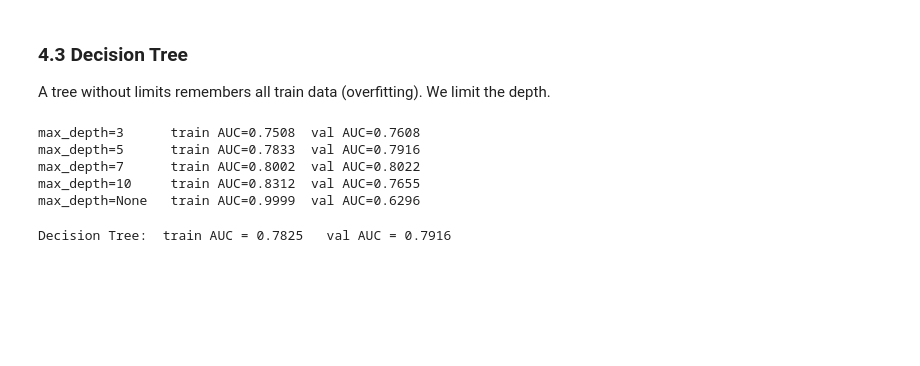
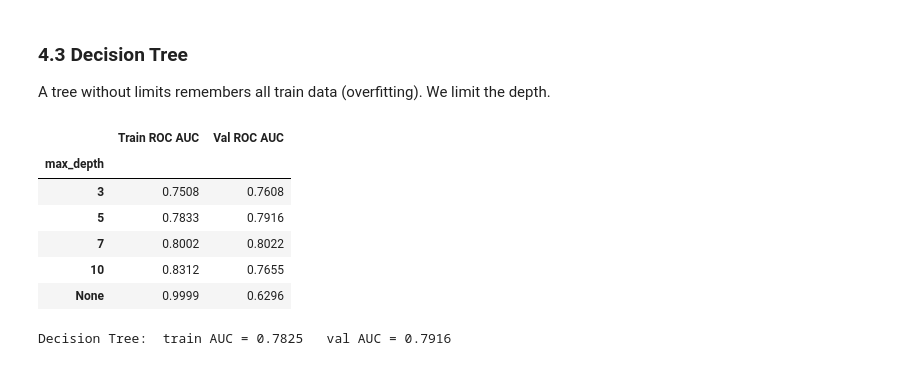
Before and after one commit to MariaYakymchuk/bank-marketing-term-deposit, a Jupyter notebook: Mid_term_Project.ipynb, the cells around one changed output. Drawn from its saved outputs; the diff is of its cells as text; code cells hidden in the pictures; blank space fills up the shorter version.

```diff
--- a/Mid_term_Project.ipynb
+++ b/Mid_term_Project.ipynb
@@ -335,15 +307,14 @@ kNN:  train AUC = 0.8140   val AUC = 0.7966
 ### 4.3 Decision Tree
 A tree without limits remembers all train data (overfitting). We limit the depth.
 # %%
-for depth in [3, 5, 7, 10, None]:
-    p = Pipeline([('prep', preprocessor),
-                  ('model', DecisionTreeClassifier(max_depth=depth, random_state=RANDOM_STATE))]).fit(X_train, y_train)
-    print(f'max_depth={str(depth):5s}  train AUC={roc_auc_score(y_train, p.predict_proba(X_train)[:,1]):.4f}'
-          f'  val AUC={roc_auc_score(y_val, p.predict_proba(X_val)[:,1]):.4f}')
+compare_param(lambda d: DecisionTreeClassifier(max_depth=d, random_state=RANDOM_STATE),
+              'max_depth', [3, 5, 7, 10, None], preprocessor, DATA)
 # %% [output]
-max_depth=3      train AUC=0.7508  val AUC=0.7608
-max_depth=5      train AUC=0.7833  val AUC=0.7916
-max_depth=7      train AUC=0.8002  val AUC=0.8022
-max_depth=10     train AUC=0.8312  val AUC=0.7655
-max_depth=None   train AUC=0.9999  val AUC=0.6296
+|  | Train ROC AUC | Val ROC AUC |
+| max_depth |  |  |
+| 3 | 0.7508 | 0.7608 |
+| 5 | 0.7833 | 0.7916 |
+| 7 | 0.8002 | 0.8022 |
+| 10 | 0.8312 | 0.7655 |
+| None | 0.9999 | 0.6296 |
 # %%
```
Also changed, not shown: parts of 27 cells of this notebook, 5 other files.
